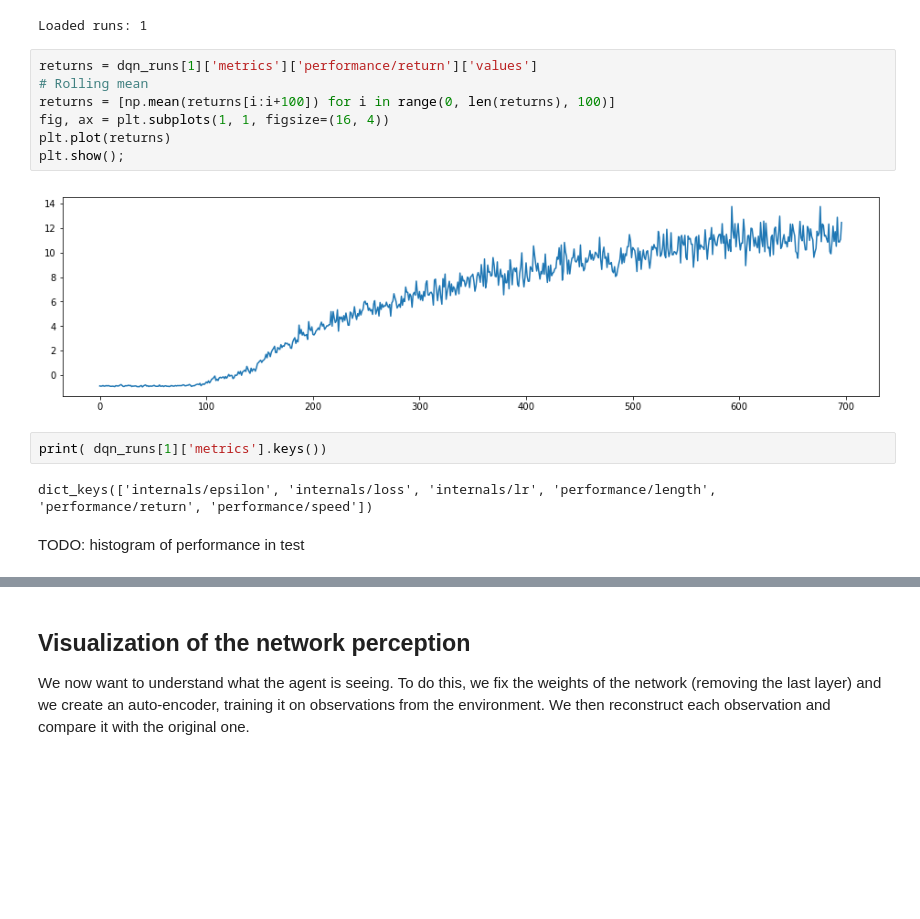
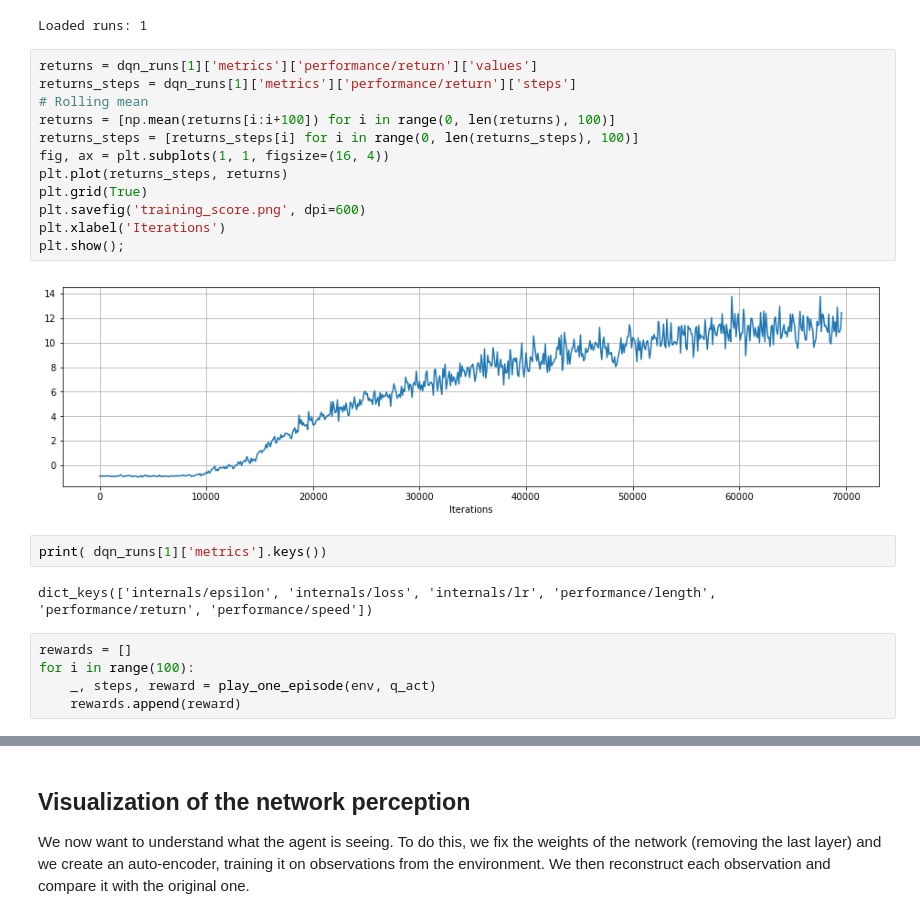
Before and after one commit to nicomon24/sneks-experiments, a Jupyter notebook: analysis/SingleAgent.ipynb, the cells around one changed output, grey strips where cells are left out. Saved outputs shown, nothing was run; the diff lists cells and outputs as text; blank space fills up the shorter version.

```diff
--- a/analysis/SingleAgent.ipynb
+++ b/analysis/SingleAgent.ipynb
@@ -137,16 +137,24 @@ print('Loaded runs:', len(dqn_runs.keys()))
 Loaded runs: 1
 # %%
 returns = dqn_runs[1]['metrics']['performance/return']['values']
+returns_steps = dqn_runs[1]['metrics']['performance/return']['steps']
 # Rolling mean
 returns = [np.mean(returns[i:i+100]) for i in range(0, len(returns), 100)]
+returns_steps = [returns_steps[i] for i in range(0, len(returns_steps), 100)]
 fig, ax = plt.subplots(1, 1, figsize=(16, 4))
-plt.plot(returns)
+plt.plot(returns_steps, returns)
+plt.grid(True)
+plt.savefig('training_score.png', dpi=600)
+plt.xlabel('Iterations')
 plt.show();
 # %% [output]
-[figure, old version]
+[figure, new version]
 # %%
 print( dqn_runs[1]['metrics'].keys())
 # %% [output]
 dict_keys(['internals/epsilon', 'internals/loss', 'internals/lr', 'performance/length', 'performance/return', 'performance/speed'])
-# %% [markdown]
-TODO: histogram of performance in test
+# %%
+rewards = []
+for i in range(100):
+    _, steps, reward = play_one_episode(env, q_act)
+    rewards.append(reward)
```
Also changed, not shown: parts of 5 cells of this notebook, 6 other files.
